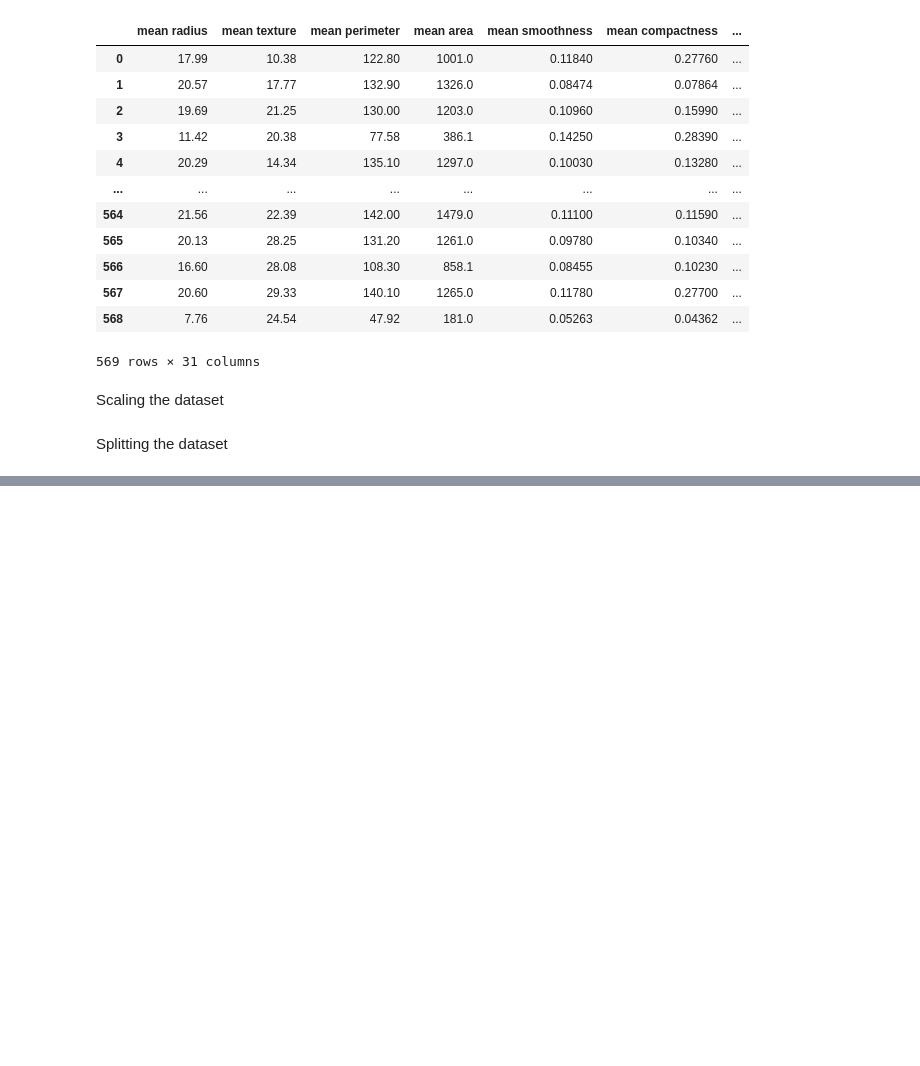
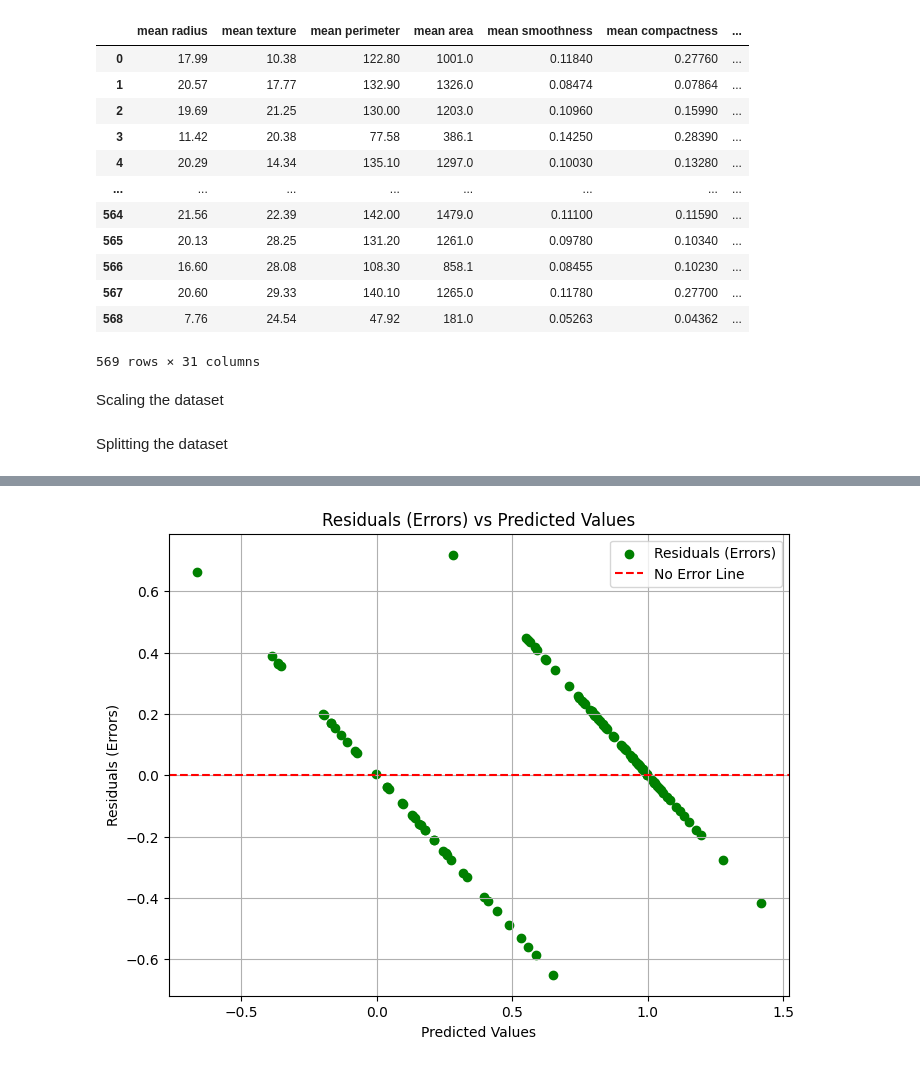
Before and after one commit to Kennethdsouza11/ML-LAB, a Jupyter notebook: Linear-Regression/main.ipynb, the cells around one changed output, grey strips where cells are left out. Cells and saved outputs as stored; diff of their text form; code cells hidden in the pictures; blank space fills up the shorter version.

```diff
--- a/Linear-Regression/main.ipynb
+++ b/Linear-Regression/main.ipynb
@@ -42,0 +83,16 @@ Splitting the dataset
+# %%
+# Calculate the residuals (errors)
+residuals = y_test - y_pred
+
+# Scatter plot of residuals (errors)
+plt.figure(figsize=(8, 6))
+plt.scatter(y_pred, residuals, color='green', label='Residuals (Errors)')
+plt.axhline(0, color='red', linestyle='--', label='No Error Line')
+plt.title('Residuals (Errors) vs Predicted Values')
+plt.xlabel('Predicted Values')
+plt.ylabel('Residuals (Errors)')
+plt.legend()
+plt.grid(True)
+plt.show()
+# %% [output]
+[figure, added]
```
Also changed, not shown: parts of 11 cells of this notebook, 6 other files.
